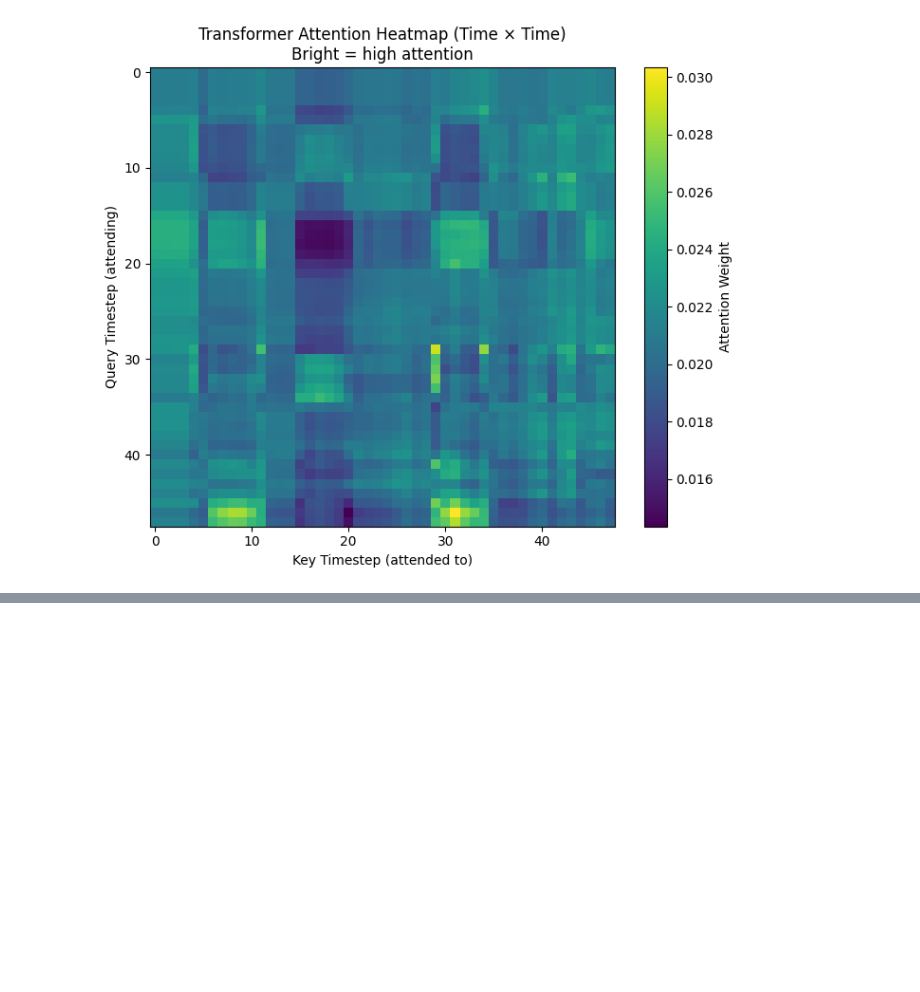
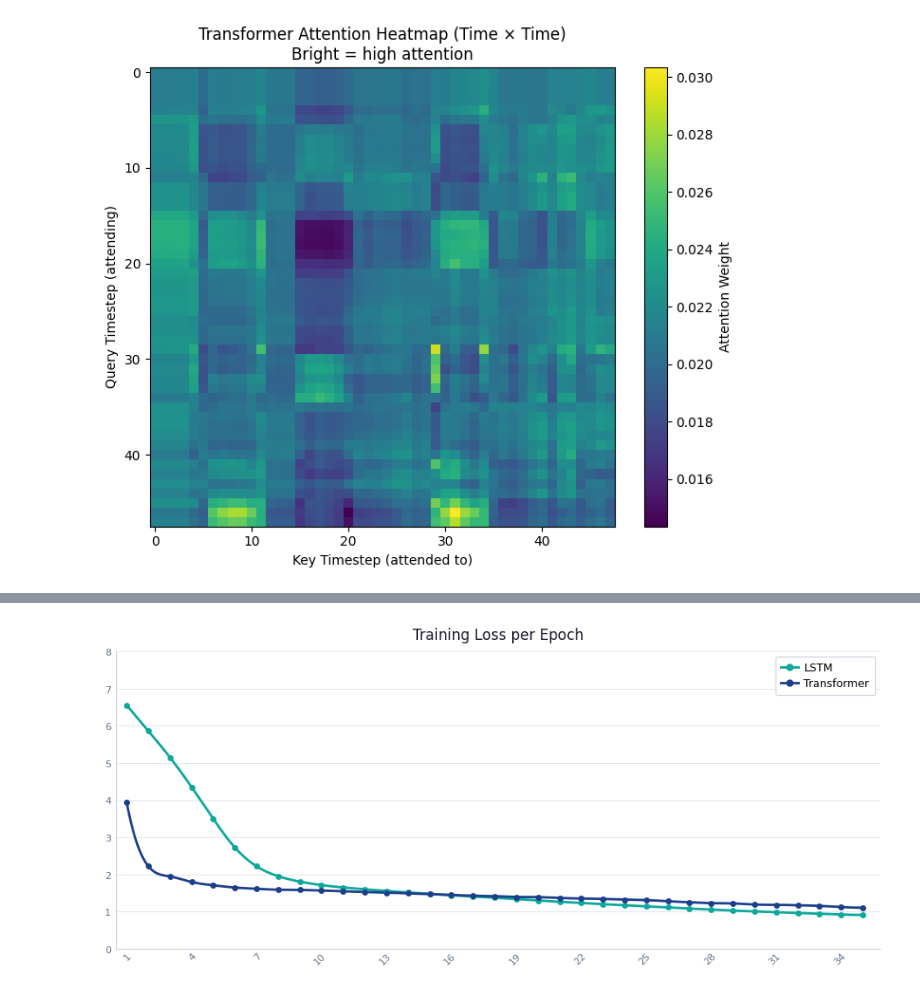
Before and after one commit to sritama/ai-in-healthcare, a Jupyter notebook: mimic_ml_dl_sepsis_prediction/mimic_sepsis_prediction_submission.ipynb, the cells around one changed output, grey strips where cells are left out. Saved outputs shown, nothing was run; the diff lists cells and outputs as text; code cells hidden in the pictures; blank space fills up the shorter version.

```diff
--- a/mimic_ml_dl_sepsis_prediction/mimic_sepsis_prediction_submission.ipynb
+++ b/mimic_ml_dl_sepsis_prediction/mimic_sepsis_prediction_submission.ipynb
@@ -1698 +1778,80 @@ plt.show()
+# %%
+# Plot both loss curves together
+from matplotlib.lines import Line2D
+import numpy as np
+from scipy.interpolate import make_interp_spline
+
+TEAL = "#0DA89B"   # LSTM colour
+BLUE = "#1B3F8B"   # Transformer colour
+
+epochs   = np.array(range(1, 36))
+x_smooth = np.linspace(1, 35, 400)
+
+# Smooth curves using spline interpolation
+lstm_spline  = make_interp_spline(epochs, lstm_losses,  k=3)(x_smooth)
+trans_spline = make_interp_spline(epochs, trans_losses, k=3)(x_smooth)
+
+fig, ax = plt.subplots(figsize=(9, 4))
+fig.patch.set_facecolor("white")
+ax.set_facecolor("white")
+
+# Smooth curves
+ax.plot(x_smooth, lstm_spline,  color=TEAL, linewidth=2)
+ax.plot(x_smooth, trans_spline, color=BLUE, linewidth=2)
+
+# Filled circle markers on every epoch point
+ax.scatter(epochs, lstm_losses,  color=TEAL, s=25, zorder=5, linewidths=0)
+ax.scatter(epochs, trans_losses, color=BLUE, s=25, zorder=5, linewidths=0)
+
+# Axes limits
+ax.set_xlim(0.5, 35.8)
+ax.set_ylim(0, 8)
+
+# Y-axis: ticks 0–8 every 1, muted grey, no tick marks
+ax.set_yticks(range(0, 9))
+ax.tick_params(axis='y', labelsize=8, labelcolor="#64748B", length=0, pad=4)
+
+# X-axis: every 3rd epoch (1, 4, 7 ... 34), rotated 45° for readability, muted grey, no tick marks
+xticks = [1, 4, 7, 10, 13, 16, 19, 22, 25, 28, 31, 34]
+ax.set_xticks(xticks)
+ax.set_xticklabels([str(x) for x in xticks], fontsize=8, color="#64748B",
+                   rotation=45, ha='right', rotation_mode='anchor')
+ax.tick_params(axis='x', length=0, pad=2)
+
+
+ax.yaxis.grid(True, color="#E2E8F0", linewidth=0.7, zorder=0)
+ax.xaxis.grid(False)
+ax.set_axisbelow(True)
+
+# Remove top/right spines; light grey on left/bottom
+for spine in ['top', 'right']:
+    ax.spines[spine].set_visible(False)
+for spine in ['left', 'bottom']:
+    ax.spines[spine].set_color("#CBD5E1")
+    ax.spines[spine].set_linewidth(0.8)
+
+# No axis labels
+ax.set_xlabel("")
+ax.set_ylabel("")
+
+# Title
+ax.set_title("Training Loss per Epoch", fontsize=12, color="#1A1A2E",
+             pad=10, loc='center', fontweight='normal')
+
+# Legend with line + circle marker handles for each model
+lstm_hdl  = Line2D([0], [0], color=TEAL, linewidth=2, marker='o',
+                   markersize=6, markerfacecolor=TEAL, markeredgewidth=0, label='LSTM')
+trans_hdl = Line2D([0], [0], color=BLUE, linewidth=2, marker='o',
+                   markersize=6, markerfacecolor=BLUE, markeredgewidth=0, label='Transformer')
+
+leg = ax.legend(handles=[lstm_hdl, trans_hdl], loc='upper right', fontsize=9,
+                frameon=True, framealpha=1.0, edgecolor="#CBD5E1", facecolor="white",
+                borderpad=0.5, labelspacing=0.4, handlelength=1.6, handletextpad=0.5)
+leg.get_frame().set_linewidth(0.8)
+
+plt.tight_layout(pad=0.4)
+plt.savefig("images/training_loss_curves.png", dpi=300, bbox_inches="tight", facecolor="white")
+plt.show()
+# %% [output]
+[figure, added]
 # %% [markdown]
```
Also changed, not shown: parts of 7 cells of this notebook, 4 other files.
